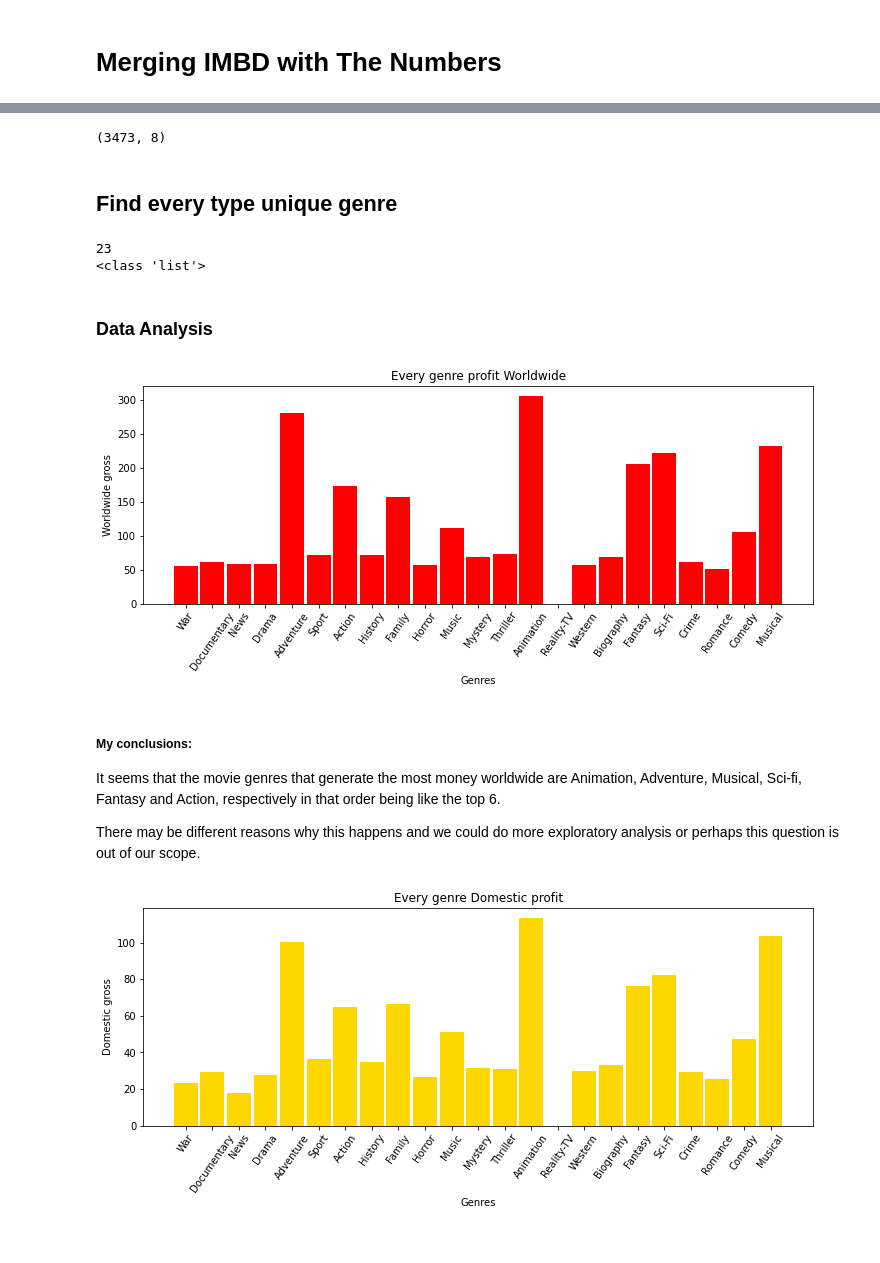
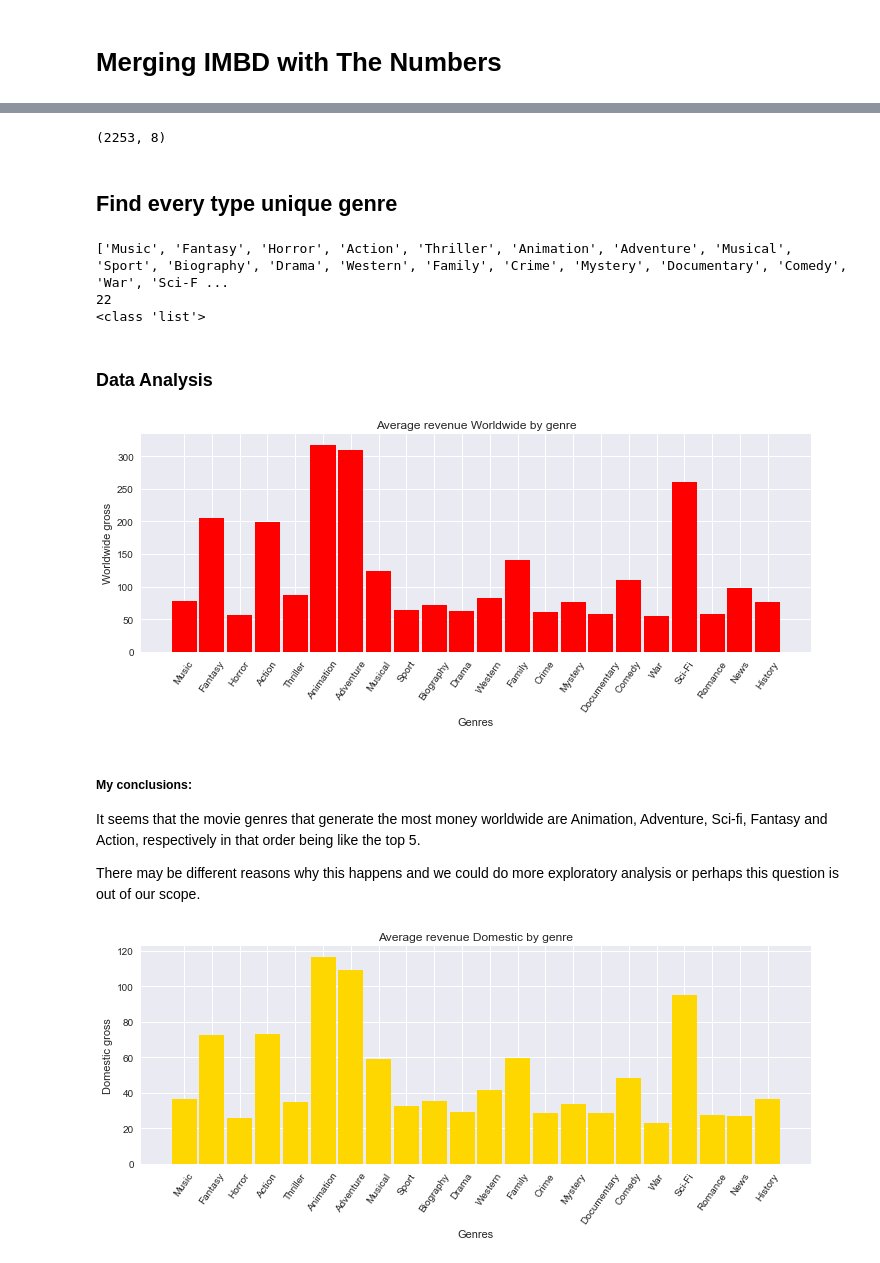
Before and after one commit to hixtape1212/Group6Consulting_CapstoneRepo, a Jupyter notebook: Genres&Profits.ipynb, the cells around one changed output, grey strips where cells are left out. Saved outputs shown, nothing was run; the diff lists cells and outputs as text; code cells hidden in the pictures.

```diff
--- a/Genres&Profits.ipynb
+++ b/Genres&Profits.ipynb
@@ -38,7 +38,7 @@ tn.head(10)
 tn[tn.columns[3:]] = (tn[tn.columns[3:]].replace('[\$,]', '', regex=True).astype(float))/1000000
 #tn.info()
 # %%
-tn['roi'] = ((tn.worldwide_gross - tn.production_budget)/tn.production_budget)*100
+tn['roi%'] = ((tn.worldwide_gross - tn.production_budget)/tn.production_budget)*100
 tn.head(3)
 # ROI : Profit earned from investment
 # %% [output]
@@ -114,6 +114,9 @@ memory usage: 4.3+ MB
 # %%
 df_combine_genres = pd.merge(tn, im, how = 'inner')
 df_combine_genres.sort_values(['worldwide_gross'], ascending=[False], inplace= True)
+df_combine_genres.drop_duplicates('movie', keep='first', inplace=True)
 df_combine_genres.set_index('movie',  inplace= True)
+
+
 df_combine_genres.head(10)
 # %% [output]
@@ -132,7 +135,7 @@ df_combine_genres.head(10)
 # %%
 df_combine_genres.shape
 # %% [output]
-(3473, 8)
+(2253, 8)
 # %% [markdown]
 ## Find every type unique genre
 # %%
@@ -147,11 +150,12 @@ for i in range(len(myList)):
 # %%
 from itertools import chain
 genres=list(set(chain(*genre_list)))
-#print(genres)
+print(genres)
 print(len(genres))
 print(type(genres))
 # %% [output]
-23
+['Music', 'Fantasy', 'Horror', 'Action', 'Thriller', 'Animation', 'Adventure', 'Musical', 'Sport', 'Biography', 'Drama', 'Western', 'Family', 'Crime', 'Mystery', 'Documentary', 'Comedy', 'War', 'Sci-F ...
+22
 <class 'list'>
 # %%
 #df_combine_genres.str.contains('Sci-Fi', case=True)
@@ -162,8 +166,8 @@ print(type(genres))
 #sns.barplot(x=genres,y=Gsums)
 #sns.histplot(df_combine_genres, kde=True)
 
-
-wwg_avg=[] #Worldwide gross Average profits.
+#Worldwide gross Average profits.
+wwg_avg=[]
 for i in range(len(genres)):
     wwg = df_combine_genres['genres'].astype(str).str.contains(genres[i], regex = True, na = False)
     wwg_avg.append(df_combine_genres['worldwide_gross'][wwg].mean())
@@ -177,31 +181,32 @@ plt.bar(genres, wwg_avg, color = 'red',width = 0.9)
 plt.xlabel("Genres")
 plt.xticks(rotation = 55)
 plt.ylabel("Worldwide gross")
-plt.title("Every genre profit Worldwide")
+plt.title("Average revenue Worldwide by genre")
 plt.show()
 # %% [output]
-[figure, old version]
+[figure, new version]
 # %% [markdown]
 ##### My conclusions:
-It seems that the movie genres that generate the most money worldwide are Animation, Adventure, Musical, Sci-fi, Fantasy and Action, respectively in that order being like the top 6.
+It seems that the movie genres that generate the most money worldwide are Animation, Adventure, Sci-fi, Fantasy and Action, respectively in that order being like the top 5.
 
 There may be different reasons why this happens and we could do more exploratory analysis or perhaps this question is out of our scope.
 # %%
-dg_avg=[] #Domestic gross Average profits.
+#Domestic gross Average profits.
+dg_avg=[]
 for i in range(len(genres)):
     dg = df_combine_genres['genres'].astype(str).str.contains(genres[i], regex = True, na = False)
     dg_avg.append(df_combine_genres['domestic_gross'][dg].mean())
 #dg_avg
 
 
 fig = plt.figure(figsize = (12, 4))
 plt.bar(genres, dg_avg, color='gold' ,width = 0.9)
 
 plt.xlabel("Genres")
 plt.xticks(rotation = 55)
 plt.ylabel("Domestic gross")
-plt.title("Every genre Domestic profit")
+plt.title("Average revenue Domestic by genre")
 plt.show()
 # %% [output]
-[figure, old version]
+[figure, new version]
 # %% [markdown]
```
Also changed, not shown: parts of 18 cells of this notebook.
